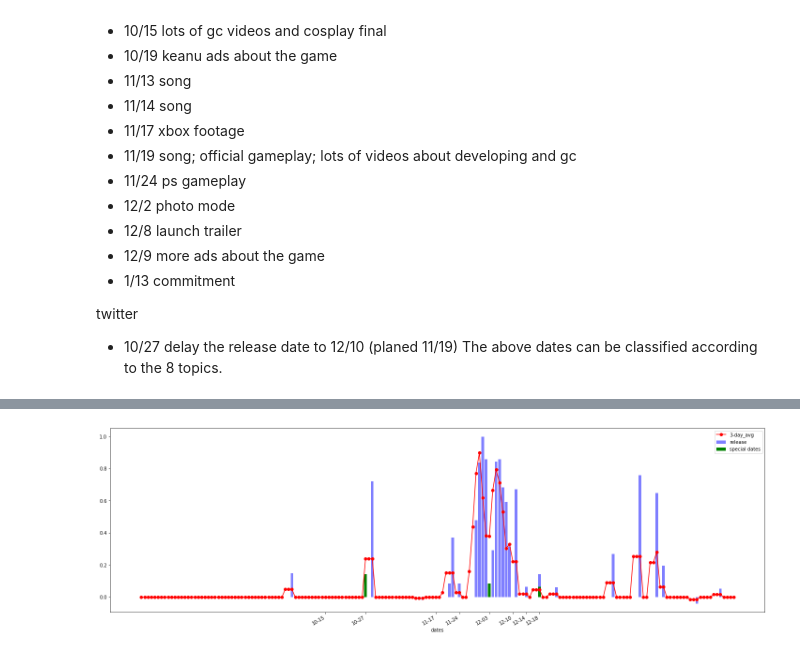
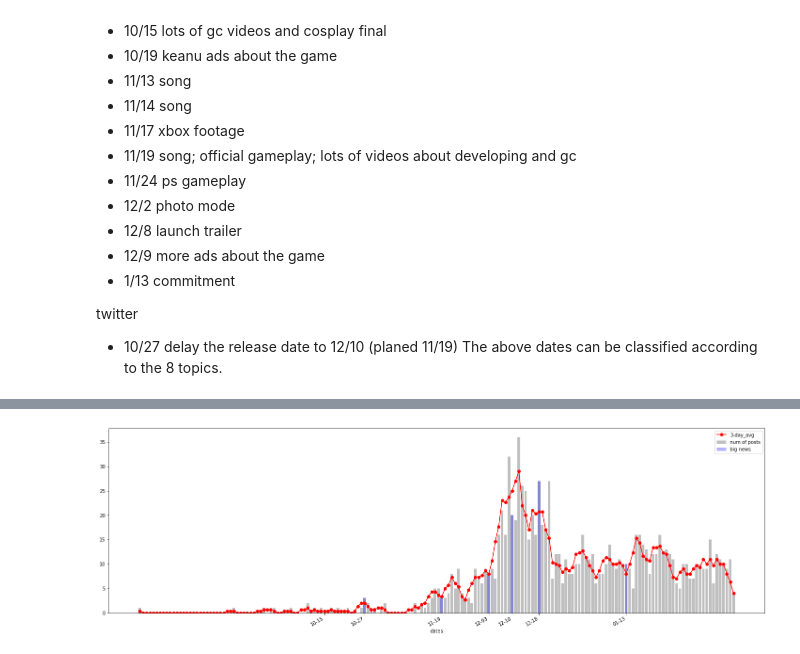
Before and after one commit to Bingjin0076/Cyberpunk-2077_reddit_posts_analysis, a Jupyter notebook: exploration/trends.ipynb, the cells around one changed output, grey strips where cells are left out. Drawn from its saved outputs; the diff is of its cells as text; code cells hidden in the pictures.

Commit message:
add on trend file

```diff
--- a/exploration/trends.ipynb
+++ b/exploration/trends.ipynb
@@ -364,4 +252,32 @@ trends_visualization(sentiments[:,4],label = 'cosplay, outfit', important_dates=
-# %%
-trends_visualization(sentiments[:,6],label = 'release', important_dates= release_dates )
-# %% [output]
-[figure, removed]
+# %%
+## visualization of trends
+## "important dates" is a list of lists of dates, for each list of dates, the data will be of one color
+
+colors = ['blue','red','green', 'purple','orange']
+def trends_visualization(trend, label, important_dates, dates_labels, dates = dates, average_days = 3):
+    ## to smooth the curve, we take the 3 day average. We allow the comments with date difference < 3
+    plt.figure(figsize=(25,8))
+    plt.bar(dates, trend, label = label,color = 'grey', alpha = 0.5)
+
+    ## mark the important dates
+    x_dates = []
+    for i,ds in enumerate(important_dates):
+        important_trend = [t for j,t in enumerate(trend) if dates[j] in ds]
+        plt.bar(ds, important_trend, label = dates_labels[i], color = colors[i], alpha = 0.3)
+        x_dates += ds
+    x_dates = list(set(x_dates))
+    x_dates.sort()
+    # plot 3-day average, after that day.
+    plt.plot_date(dates, n_day_average(list(trend),average_days), label = str(average_days)+ '-day_avg', color = 'red', linestyle= 'solid')
+    plt.legend()
+    plt.xlabel('dates')
+    plt.xticks(x_dates)
+    plt.gcf().autofmt_xdate()
+    date_format = mpl_dates.DateFormatter('%m-%d')
+    plt.gca().xaxis.set_major_formatter(date_format)
+    plt.show()
+# %%
+## post_number trends
+trends_visualization(posts_nums, label = 'num of posts', important_dates = [big_dates], dates_labels = ['big news'])
+# %% [output]
+[figure, added]
```
Also changed, not shown: parts of 43 cells of this notebook, 2 other files.
